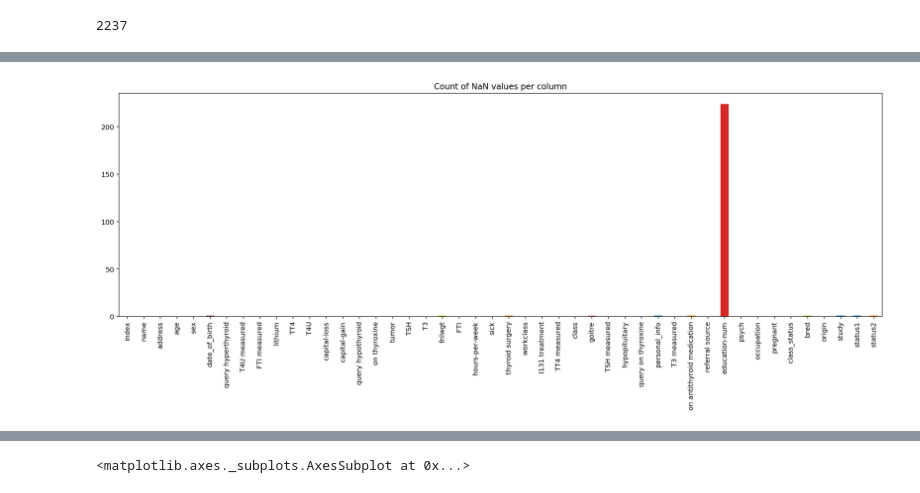
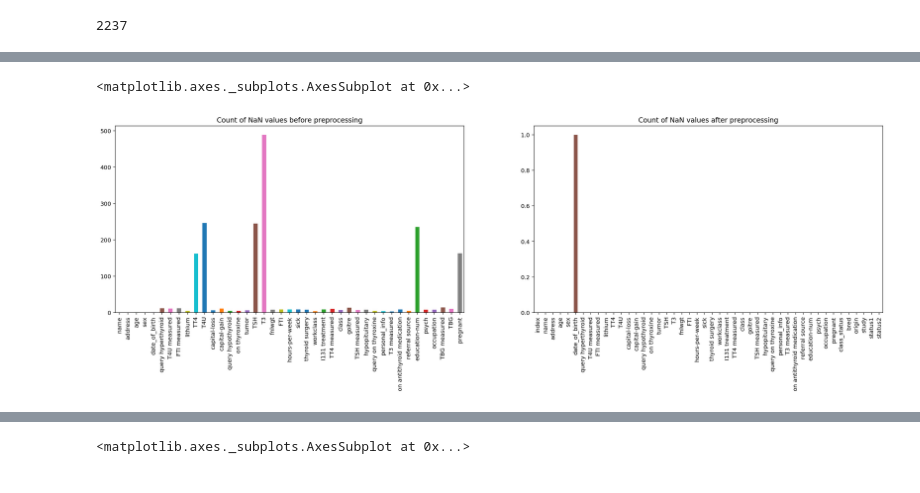
Before and after one commit to pmacinec/iau-project, a Jupyter notebook: macinec_janik_project1_preprocessing.ipynb, the cells around one changed output, grey strips where cells are left out. Cells and saved outputs as stored; diff of their text form; code cells hidden in the pictures.

Commit message:
Pre-final state of preprocessing

```diff
--- a/macinec_janik_project1_preprocessing.ipynb
+++ b/macinec_janik_project1_preprocessing.ipynb
@@ -1046,31 +1100,30 @@ class CategoricalModelFiller(TransformerMixin):
     def fit(self, df, y=None, **fit_params):
 
         # choose all numeric attributes and drop nan values
-        self.check = len(df[df[self.column].isnull()]) > 0
-        if self.check:
-            num_only = df.select_dtypes(include=[np.number])
+        num_only = df.select_dtypes(include=[np.number])
 
-            num_only[self.column] = df[self.column]
+        num_only[self.column] = df[self.column]
 
-            num_only = num_only.dropna()
+        num_only = num_only.dropna()
 
-            # create X and y training subsets
-            X_train = num_only[num_only.columns.difference([self.column])]
-            y_train = num_only[self.column].astype(str)
+        # create X and y training subsets
+        X_train = num_only[num_only.columns.difference([self.column])]
+        y_train = num_only[self.column].astype(str)
 
-            self.columns = X_train.columns.values
-            for column in self.columns:
-                self.most_frequents[column] = str(X_train[column].mode()[0])
+        self.columns = X_train.columns.values
+        for column in self.columns:
+            self.most_frequents[column] = str(X_train[column].mode()[0])
 
-            scores = cross_val_score(self.model, X_train, y_train, scoring="accuracy", cv=10)
-            print("Score for column " + self.column + ": " + str(scores.mean()))
+        scores = cross_val_score(self.model, X_train, y_train, scoring="accuracy", cv=10)
+        print("Score for column " + self.column + ": " + str(scores.mean()))
 
-            self.model.fit(X_train, y_train)
+        self.model.fit(X_train, y_train)
+
         return self
 
     def transform(self, df, **transform_params):
         df_copy = df.copy()
-        if self.check:
+        if df[self.column].isnull().any():
             # choose only those rows that have missing value in 'column' attribute
             empty_rows = df_copy[df_copy[self.column].isnull()][self.columns]
 
@@ -1122,6 +1175,6 @@ As we can see, only columns storing hormones measurements, fnlwgt, age and educa
 # %%
 fill_mf_ppl = Pipeline([
-                ('fill_mf', CategoricalMostFrequentFiller(['pregnant', 'sex', 'occupation']))
+                ('fill_mf', CategoricalMostFrequentFiller(['pregnant', 'sex', 'occupation', 'origin', 'date_of_birth']))
             ])
 
 rf = RandomForestClassifier(n_estimators=100, max_depth=7)
@@ -1129,7 +1182,7 @@ fill_rf_ppl = Pipeline([
                     ('fill_rf_sex', CategoricalModelFiller('sex', rf)),
                     ('fill_rf_pregnant', CategoricalModelFiller('pregnant', rf)),
                     ('fill_rf_occupation', CategoricalModelFiller('occupation', rf)),
-                    ('fill_rf_origin', CategoricalModelFiller('origin', rf)),
+                    ('fill_rf_origin', CategoricalModelFiller('origin', rf))
                 ])
 # %%
 filled_most_frequent = fill_mf_ppl.fit_transform(filled_model)
@@ -1215,6 +1314,11 @@ after_changes.describe(include='all')
 # %%
-plt.rcParams['figure.figsize'] = (20, 6)
-after_changes.isnull().sum().plot(kind='bar', title='Count of NaN values per column')
-plt.rcParams['figure.figsize'] = (5, 4)
+plt.rcParams['figure.figsize'] = (24, 6)
+
+plt.subplot(1, 2, 1)
+df_train.isnull().sum().plot(kind='bar', title='Count of NaN values before preprocessing')
+
+plt.subplot(1, 2, 2)
+after_changes.isnull().sum().plot(kind='bar', title='Count of NaN values after preprocessing')
 # %% [output]
+<matplotlib.axes._subplots.AxesSubplot at 0x...>
-[figure, old version]
+[figure, new version]
```
Also changed, not shown: parts of 79 cells of this notebook.
